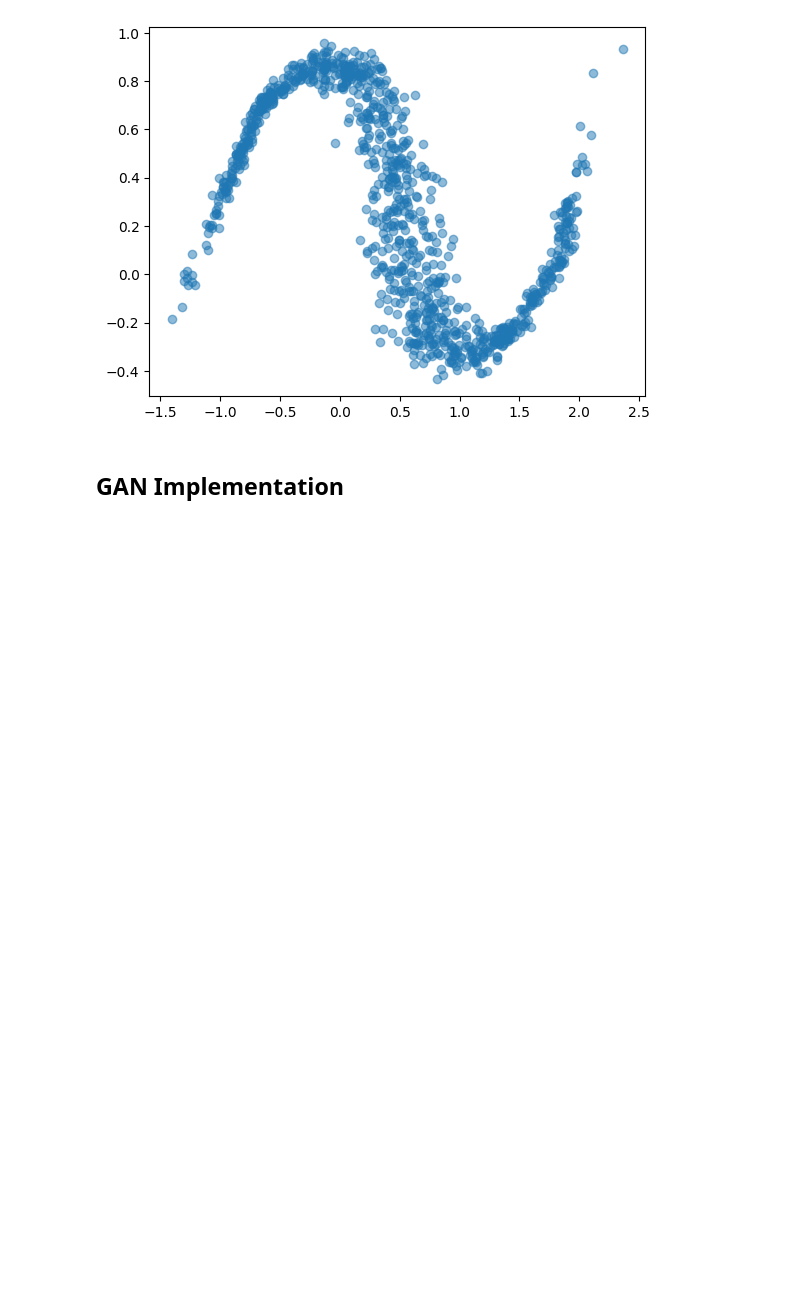
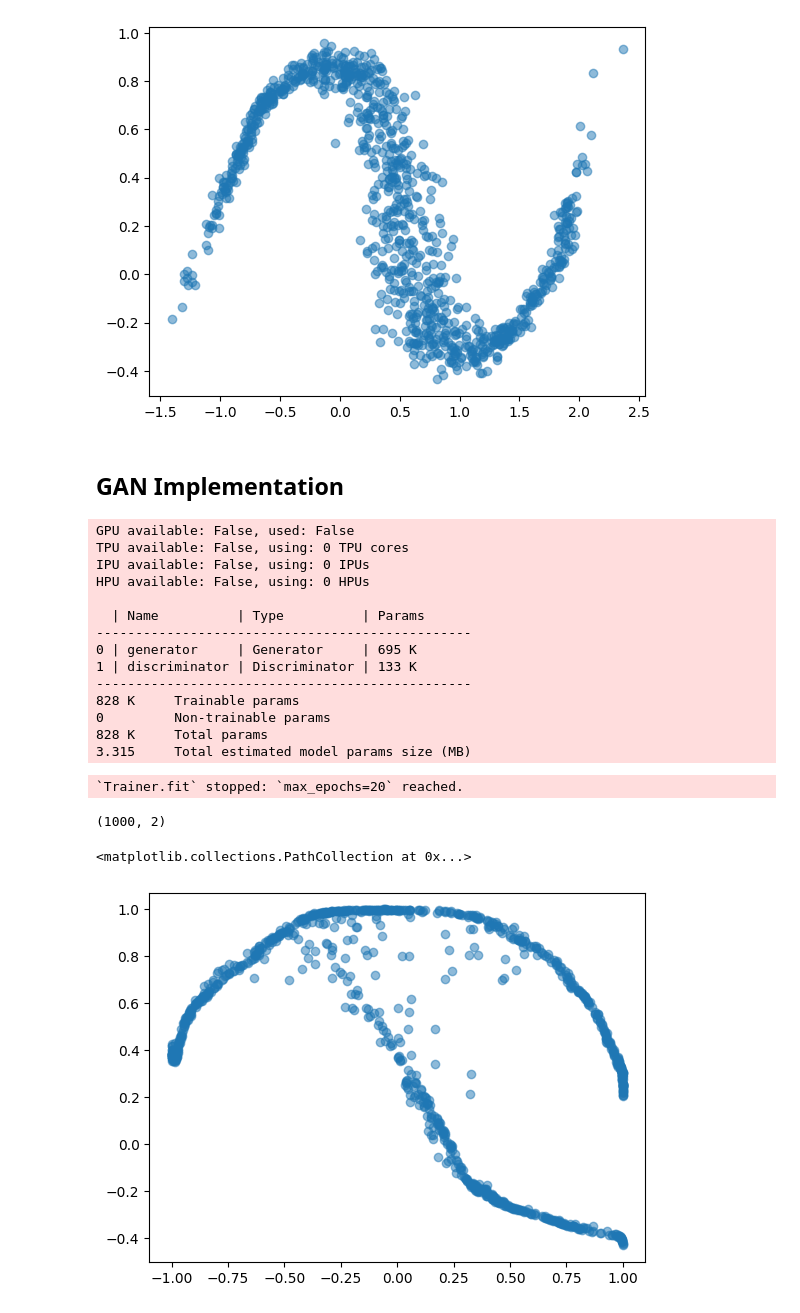
Before and after one commit to Charl-AI/ml_basics, a Jupyter notebook: generative_models/tutorial.ipynb, the cells around one changed output. Drawn from its saved outputs; the diff is of its cells as text; code cells hidden in the pictures; blank space fills up the shorter version.

```diff
--- a/generative_models/tutorial.ipynb
+++ b/generative_models/tutorial.ipynb
@@ -127,6 +127,7 @@ plt.scatter(samples[:, 0], samples[:, 1], cmap="rainbow", alpha=0.5)
 import torch.nn as nn
 import torch.nn.functional as F
 import pytorch_lightning as pl
+
 
 class Generator(nn.Module):
     def __init__(self, latent_dim: int = 128, output_dim: int = 2) -> None:
@@ -156,32 +157,96 @@ class Discriminator(nn.Module):
         super().__init__()
 
         self.model = nn.Sequential(
             nn.Linear(input_dim, 512),
             nn.LeakyReLU(0.2, inplace=True),
             nn.Linear(512, 256),
             nn.LeakyReLU(0.2, inplace=True),
             nn.Linear(256, 1),
             nn.Sigmoid(),
         )
 
     def forward(self, x: torch.Tensor) -> torch.Tensor:
         return self.model(x)
 
+
 class MoonsGAN(pl.LightningModule):
     def __init__(self, latent_dim: int = 128, lr: float = 3e-4) -> None:
         super().__init__()
         self.save_hyperparameters()
 
-        self.generator = Generator(self.hparams.latent_dim) # type: ignore
+        self.generator = Generator(self.hparams.latent_dim)  # type: ignore
         self.discriminator = Discriminator(input_dim=2)
 
     def forward(self, z: torch.Tensor) -> torch.Tensor:
         return self.generator(z)
 
     def adversarial_loss(self, y_hat: torch.Tensor, y: torch.Tensor) -> torch.Tensor:
         return F.binary_cross_entropy(y_hat, y)
 
     def training_step(self, batch, batch_idx, optimizer_idx):
         X, _ = batch
-        z = torch.randn(X.shape[0], self.hparams.latent_dim) # type: ignore
+        z = torch.randn(X.shape[0], self.hparams.latent_dim)  # type: ignore
         z = z.type_as(X)
+
+        # train generator
+        if optimizer_idx == 0:
+            self.generated_data = self(z)
+            g_loss = self.adversarial_loss(
+                self.discriminator(self.generated_data),
+                torch.ones_like(self.discriminator(self.generated_data)),
+            )
+
+            self.log("g_loss", g_loss)
+            return g_loss
+
+        # train discriminator
+        if optimizer_idx == 1:
+            real_loss = self.adversarial_loss(
+                self.discriminator(X),
+                torch.ones_like(self.discriminator(X)),
+            )
+            fake_loss = self.adversarial_loss(
+                self.discriminator(self.generated_data.detach()),
+                torch.zeros_like(self.discriminator(self.generated_data.detach())),
+            )
+            d_loss = (real_loss + fake_loss) / 2
+
+            self.log("d_loss", d_loss)
+            return d_loss
+
+    def configure_optimizers(self):
+        lr: float = self.hparams.lr  # type: ignore
+        b1 = 0.5
+        b2 = 0.999
+        opt_g = torch.optim.Adam(self.generator.parameters(), lr=lr, betas=(b1, b2))
+        opt_d = torch.optim.Adam(self.discriminator.parameters(), lr=lr, betas=(b1, b2))
+        return [opt_g, opt_d], []
+
+model = MoonsGAN(lr=1e-2)
+trainer = pl.Trainer(max_epochs=20)
+trainer.fit(model, train_loader)
+
+n_samples = 1000
+z = torch.randn(n_samples, model.hparams.latent_dim)  # type: ignore
+samples = model(z).detach().numpy()
+print(samples.shape)
+plt.scatter(samples[:, 0], samples[:, 1], alpha=0.5)
+# %% [output]
+GPU available: False, used: False
+TPU available: False, using: 0 TPU cores
+IPU available: False, using: 0 IPUs
+HPU available: False, using: 0 HPUs
+
+  | Name          | Type          | Params
+------------------------------------------------
+0 | generator     | Generator     | 695 K
+1 | discriminator | Discriminator | 133 K
+------------------------------------------------
+828 K     Trainable params
+0         Non-trainable params
+828 K     Total params
+3.315     Total estimated model params size (MB)
+`Trainer.fit` stopped: `max_epochs=20` reached.
+(1000, 2)
+<matplotlib.collections.PathCollection at 0x...>
+[figure, added]
```
Also changed, not shown: parts of 1 cell of this notebook, 1 other file.
